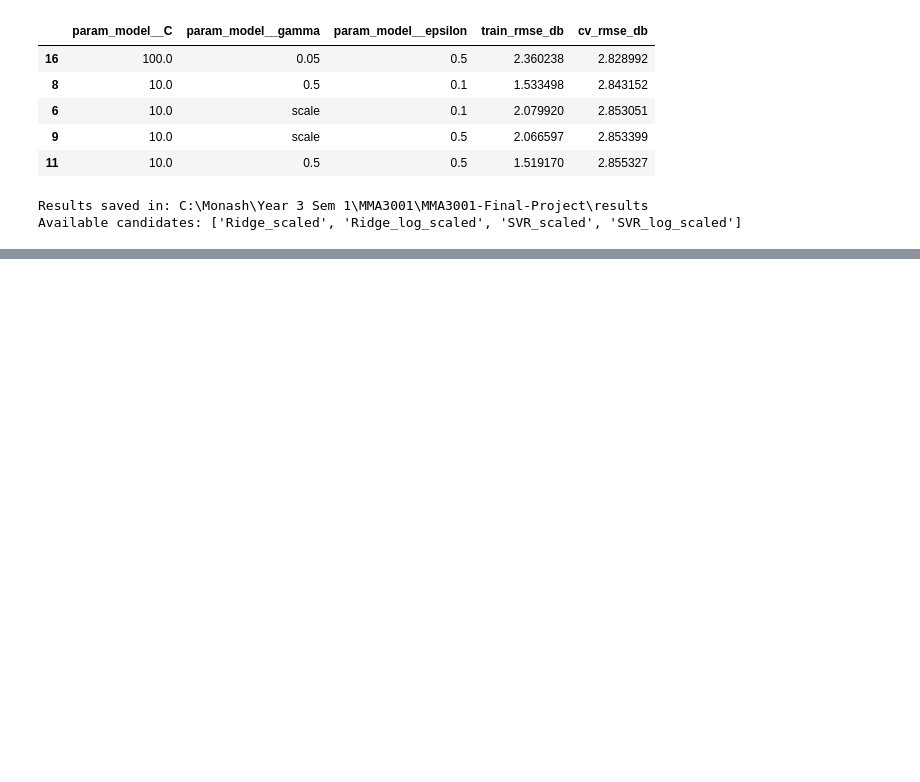
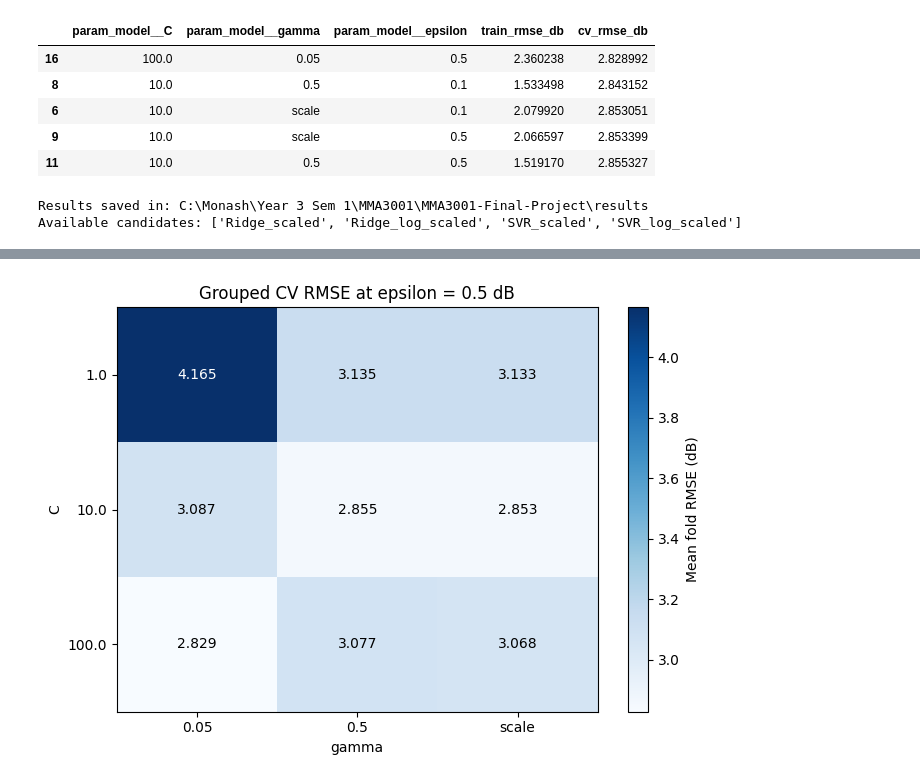
Before and after one commit to zlee0082-png/MMA3001-Final-Project, a Jupyter notebook: airfoil_learning.ipynb, the cells around one changed output, grey strips where cells are left out. Cells and saved outputs as stored; diff of their text form; code cells hidden in the pictures; blank space fills up the shorter version.

Commit message:
Update airfoil notebook, saved model, and analysis results

```diff
--- a/airfoil_learning.ipynb
+++ b/airfoil_learning.ipynb
@@ -657,11 +916,11 @@ print("Logarithmic preprocessing pipelines are ready.")
 # %% [output]
 Logarithmic preprocessing pipelines are ready.
 # %%
-# Tune Ridge after logarithmic preprocessing using the original grid and validation folds.
+# Tune Ridge after log preprocessing using the same grid and validation folds.
 
 log_ridge_search = GridSearchCV(
     estimator=log_ridge_pipeline,
-    param_grid=ridge_search.param_grid,
+    param_grid=ridge_grid,
     scoring="neg_root_mean_squared_error",
     cv=folds,
     refit=True,
@@ -671,7 +930,11 @@ log_ridge_search = GridSearchCV(
     verbose=1,
 )
 
+start_time = perf_counter()
+
 log_ridge_search.fit(X_dev, y_dev)
+
+log_ridge_search_time = perf_counter() - start_time
 
 print("Best log-preprocessed Ridge parameters:")
 print(log_ridge_search.best_params_)
@@ -680,6 +943,11 @@ print(
     "Best log-preprocessed Ridge CV RMSE:",
     f"{-log_ridge_search.best_score_:.3f} dB",
 )
+
+print(
+    "Log-preprocessed Ridge search time:",
+    f"{log_ridge_search_time:.2f} seconds",
+)
 # %% [output]
 Fitting 5 folds for each of 5 candidates, totalling 25 fits
 Best log-preprocessed Ridge parameters:
@@ -802,0 +1177,86 @@ Available candidates: ['Ridge_scaled', 'Ridge_log_scaled', 'SVR_scaled', 'SVR_lo
+# %%
+# Compare C and gamma jointly at the selected epsilon using existing CV results.
+
+heatmap_rows = class_svr_results.loc[
+    class_svr_results["param_model__epsilon"]
+    == best_log_settings["model__epsilon"]
+].copy()
+
+heatmap_rows["C"] = pd.to_numeric(
+    heatmap_rows["param_model__C"]
+)
+
+heatmap_rows["gamma_label"] = (
+    heatmap_rows["param_model__gamma"].astype(str)
+)
+
+heatmap_rows["cv_rmse_db"] = (
+    -heatmap_rows["mean_test_score"]
+)
+
+parameter_heatmap = heatmap_rows.pivot(
+    index="C",
+    columns="gamma_label",
+    values="cv_rmse_db"
+).sort_index()
+
+fig, ax = plt.subplots(figsize=(7, 5))
+
+image = ax.imshow(
+    parameter_heatmap.to_numpy(),
+    cmap="Blues",
+    aspect="auto"
+)
+
+ax.set_xticks(
+    np.arange(len(parameter_heatmap.columns)),
+    labels=parameter_heatmap.columns
+)
+
+ax.set_yticks(
+    np.arange(len(parameter_heatmap.index)),
+    labels=parameter_heatmap.index
+)
+
+colour_boundary = (
+    parameter_heatmap.to_numpy().min()
+    + parameter_heatmap.to_numpy().max()
+) / 2
+
+for row in range(parameter_heatmap.shape[0]):
+    for column in range(parameter_heatmap.shape[1]):
+        value = parameter_heatmap.iloc[row, column]
+
+        ax.text(
+            column,
+            row,
+            f"{value:.3f}",
+            ha="center",
+            va="center",
+            color="white" if value > colour_boundary else "black"
+        )
+
+ax.set_xlabel("gamma")
+ax.set_ylabel("C")
+
+ax.set_title(
+    "Grouped CV RMSE at "
+    f"epsilon = {best_log_settings['model__epsilon']:g} dB"
+)
+
+fig.colorbar(
+    image,
+    ax=ax,
+    label="Mean fold RMSE (dB)"
+)
+
+fig.tight_layout()
+
+fig.savefig(
+    output_dir / "svr_parameter_heatmap.png",
+    dpi=200
+)
+
+plt.show()
+# %% [output]
+[figure, added]
```
Also changed, not shown: parts of 74 cells of this notebook, 27 other files.
